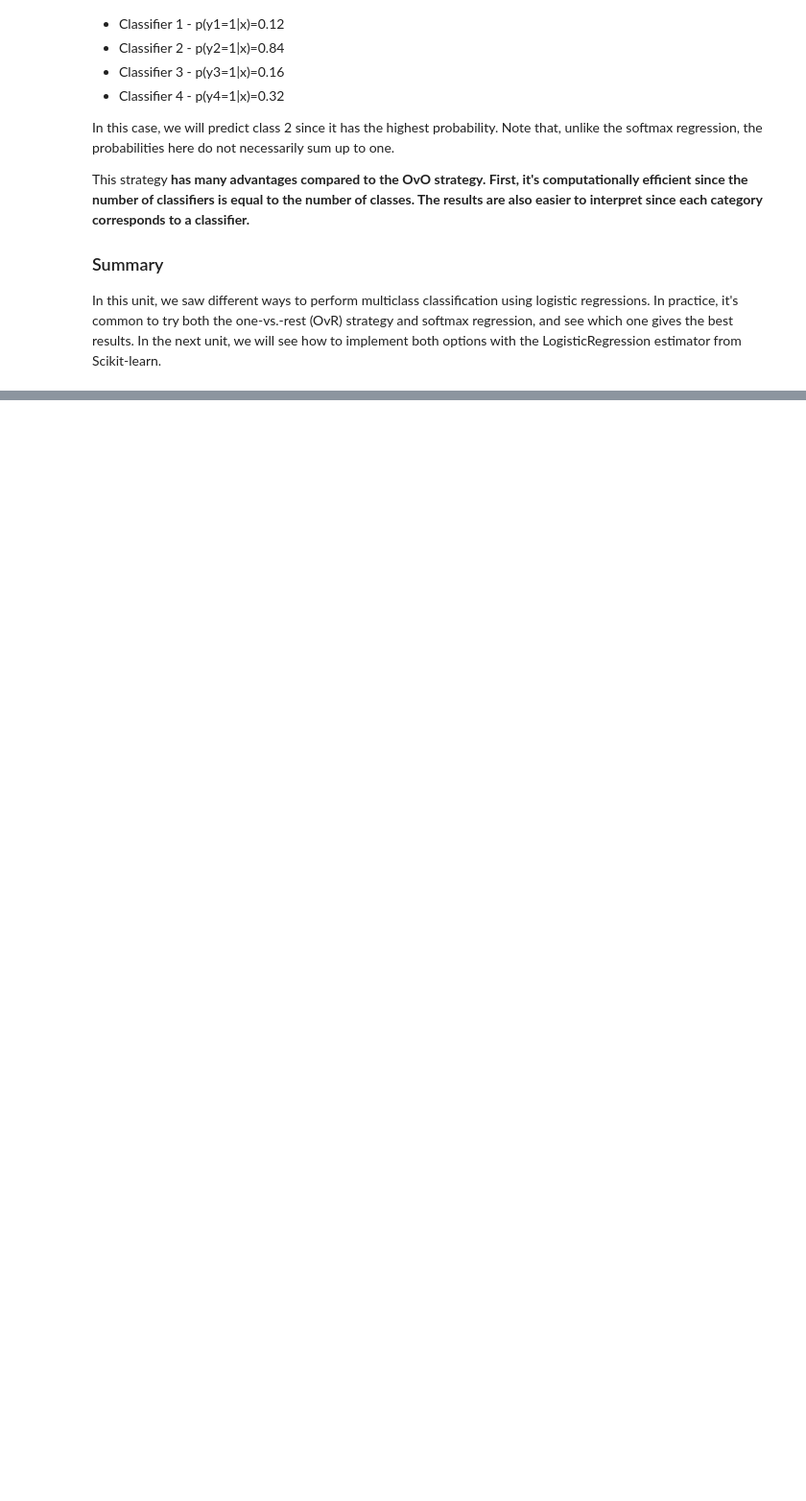
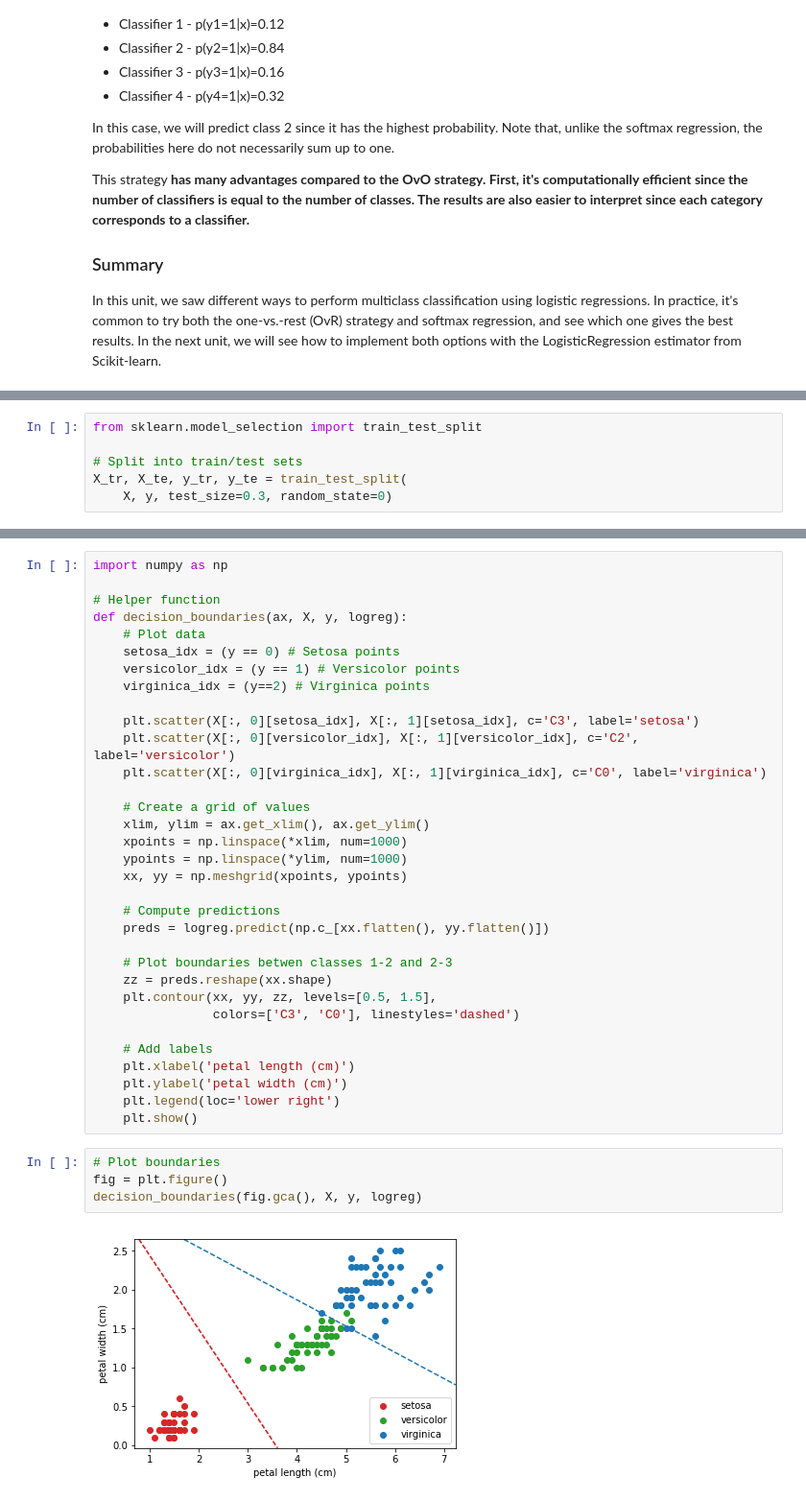
Before and after one commit to LyesOUDINACHE/EPFL-Course, a Jupyter notebook: 4-4 - Logistic Regressions.ipynb, the cells around one changed output, grey strips where cells are left out. Shown: that part at 96% size. Saved outputs shown, nothing was run; the diff lists cells and outputs as text; blank space fills up the shorter version.

```diff
--- a/4-4 - Logistic Regressions.ipynb
+++ b/4-4 - Logistic Regressions.ipynb
@@ -407,0 +441,6 @@ In this unit, we saw different ways to perform multiclass classification using l
+# %%
+from sklearn.model_selection import train_test_split
+
+# Split into train/test sets
+X_tr, X_te, y_tr, y_te = train_test_split(
+    X, y, test_size=0.3, random_state=0)
@@ -407,0 +545,39 @@ In this unit, we saw different ways to perform multiclass classification using l
+# %%
+import numpy as np
+
+# Helper function
+def decision_boundaries(ax, X, y, logreg):
+    # Plot data
+    setosa_idx = (y == 0) # Setosa points
+    versicolor_idx = (y == 1) # Versicolor points
+    virginica_idx = (y==2) # Virginica points
+
+    plt.scatter(X[:, 0][setosa_idx], X[:, 1][setosa_idx], c='C3', label='setosa')
+    plt.scatter(X[:, 0][versicolor_idx], X[:, 1][versicolor_idx], c='C2', label='versicolor')
+    plt.scatter(X[:, 0][virginica_idx], X[:, 1][virginica_idx], c='C0', label='virginica')
+
+    # Create a grid of values
+    xlim, ylim = ax.get_xlim(), ax.get_ylim()
+    xpoints = np.linspace(*xlim, num=1000)
+    ypoints = np.linspace(*ylim, num=1000)
+    xx, yy = np.meshgrid(xpoints, ypoints)
+
+    # Compute predictions
+    preds = logreg.predict(np.c_[xx.flatten(), yy.flatten()])
+
+    # Plot boundaries betwen classes 1-2 and 2-3
+    zz = preds.reshape(xx.shape)
+    plt.contour(xx, yy, zz, levels=[0.5, 1.5],
+                colors=['C3', 'C0'], linestyles='dashed')
+
+    # Add labels
+    plt.xlabel('petal length (cm)')
+    plt.ylabel('petal width (cm)')
+    plt.legend(loc='lower right')
+    plt.show()
+# %%
+# Plot boundaries
+fig = plt.figure()
+decision_boundaries(fig.gca(), X, y, logreg)
+# %% [output]
+[figure, added]
```
Also changed, not shown: parts of 67 cells of this notebook, 3 other files.
